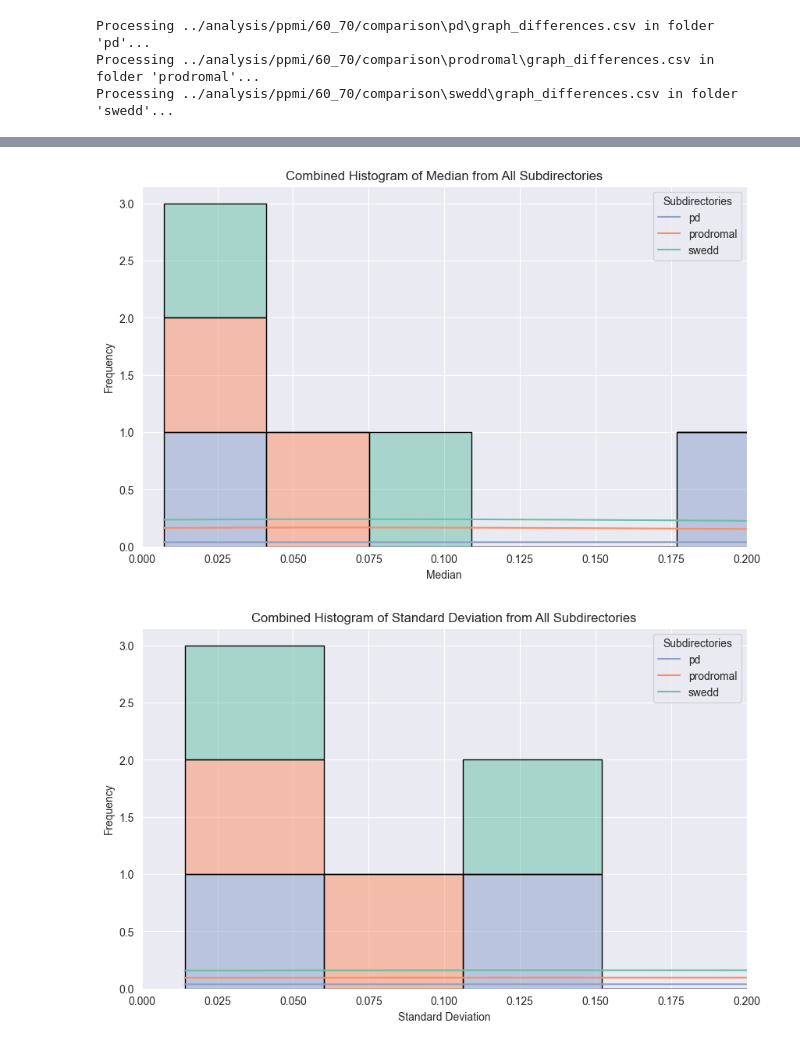
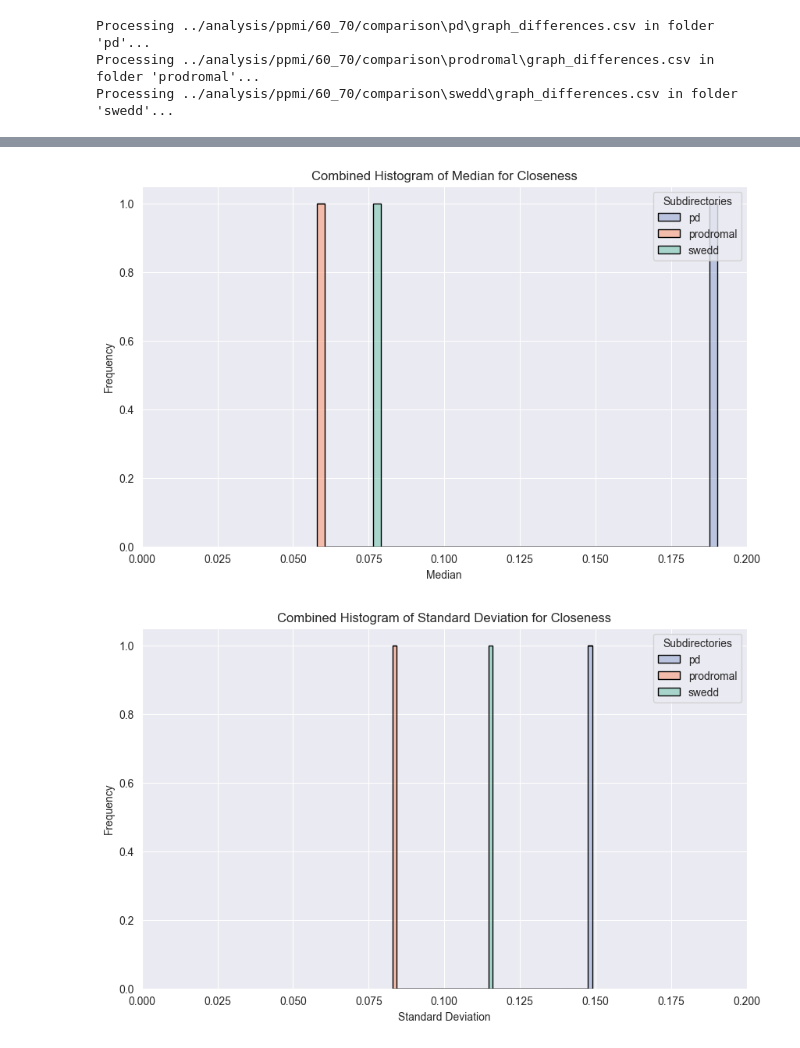
Before and after one commit to mattreturn1/NeuroGraph-Analysis, a Jupyter notebook: VISUALIZATION/graph_comparison_visual_analysis.ipynb, the cells around one changed output, grey strips where cells are left out. Cells and saved outputs as stored; diff of their text form; code cells hidden in the pictures.

```diff
--- a/VISUALIZATION/graph_comparison_visual_analysis.ipynb
+++ b/VISUALIZATION/graph_comparison_visual_analysis.ipynb
@@ -8,7 +8,7 @@ import os
 def load_data(file_path):
     return pd.read_csv(file_path)
 
-# Plot a combined histogram with data from all subdirectories for a given column
+# Plot a combined histogram for each metric with data from all subdirectories for a given column
 def plot_combined_histogram(data, column, folder_names, title, xlabel):
     plt.figure(figsize=(10, 6))
 
@@ -71,14 +71,18 @@ def visualize_graph_differences(base_dir):
     if all_data:
         combined_data = pd.concat(all_data, ignore_index=True)
 
-        # Plot the combined histogram for Mean
-        plot_combined_histogram(combined_data, 'Mean', subdirectories, 'Combined Histogram of Mean from All Subdirectories', 'Mean')
+        # Filter data for each metric and plot
+        for metric in ['closeness', 'clustering', 'degree']:
+            metric_data = combined_data[combined_data['Metric'] == metric]
 
-        # Plot the combined histogram for Median
-        plot_combined_histogram(combined_data, 'Median', subdirectories, 'Combined Histogram of Median from All Subdirectories', 'Median')
+            # Plot the combined histogram for Mean
+            plot_combined_histogram(metric_data, 'Mean', subdirectories, f'Combined Histogram of Mean for {metric.capitalize()}', 'Mean')
 
-        # Plot the combined histogram for Standard Deviation
-        plot_combined_histogram(combined_data, 'Standard Deviation', subdirectories, 'Combined Histogram of Standard Deviation from All Subdirectories', 'Standard Deviation')
+            # Plot the combined histogram for Median
+            plot_combined_histogram(metric_data, 'Median', subdirectories, f'Combined Histogram of Median for {metric.capitalize()}', 'Median')
+
+            # Plot the combined histogram for Standard Deviation
+            plot_combined_histogram(metric_data, 'Standard Deviation', subdirectories, f'Combined Histogram of Standard Deviation for {metric.capitalize()}', 'Standard Deviation')
     else:
         print("No valid data found to visualize.")
 
@@ -95,2 +99,2 @@ Processing ../analysis/ppmi/60_70/comparison\swedd\graph_differences.csv in fold
-[figure, old version]
+[figure, new version]
-[figure, old version]
+[figure, new version]
```
Also changed, not shown: parts of 1 cell of this notebook.
